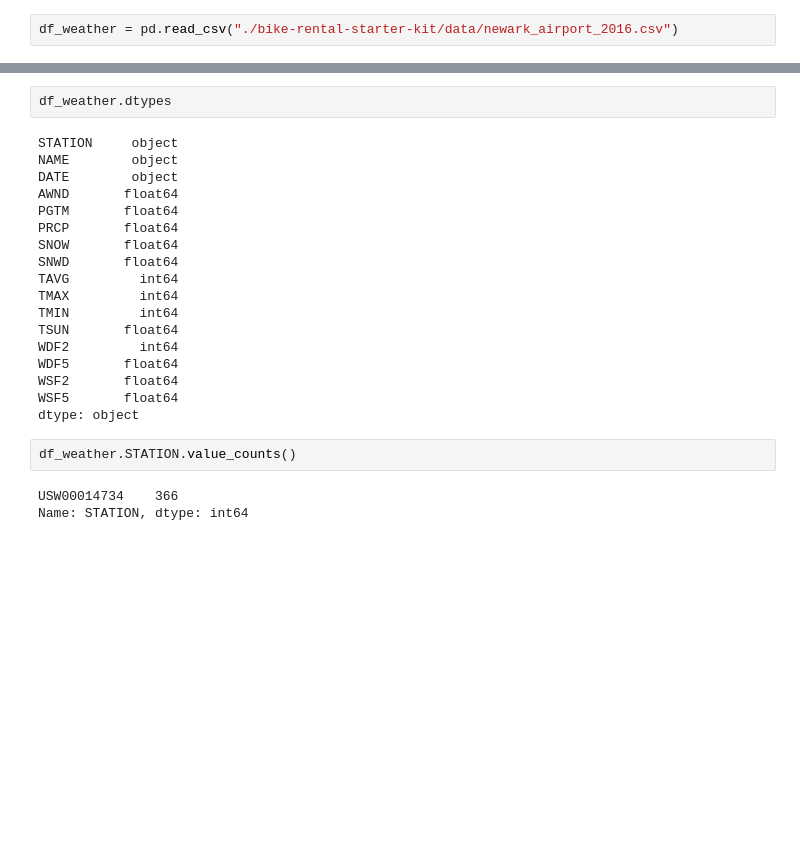
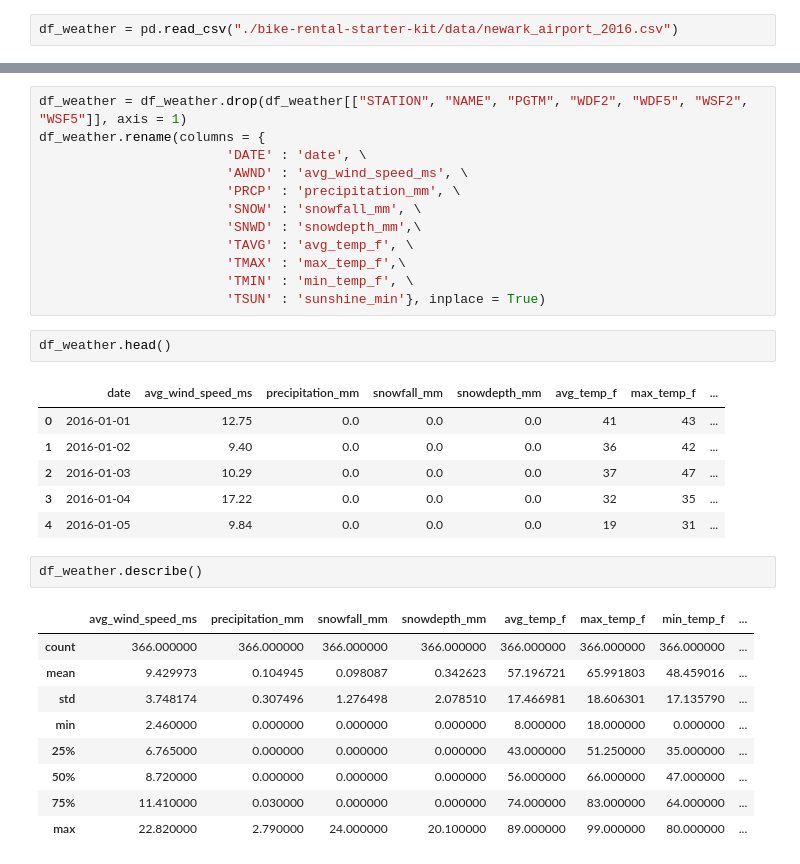
Before and after one commit to pvlasak/Codecademy_Bike_Rental_and_Weather, a Jupyter notebook: Bike_Rental_and_Weather_.ipynb, the cells around one changed output, grey strips where cells are left out. Drawn from its saved outputs; the diff is of its cells as text; blank space fills up the shorter version.

```diff
--- a/Bike_Rental_and_Weather_.ipynb
+++ b/Bike_Rental_and_Weather_.ipynb
@@ -729,27 +729,35 @@ df_weather.head()
 | 3 | USW00014734 | NEWARK LIBERTY INTERNATIONAL AIRP... | 2016-01-04 | 17.22 | NaN | 0.0 | 0.0 | 0.0 | 32 | 35 | 14 | ... |
 | 4 | USW00014734 | NEWARK LIBERTY INTERNATIONAL AIRP... | 2016-01-05 | 9.84 | NaN | 0.0 | 0.0 | 0.0 | 19 | 31 | 10 | ... |
 # %%
-df_weather.dtypes
+df_weather = df_weather.drop(df_weather[["STATION", "NAME", "PGTM", "WDF2", "WDF5", "WSF2", "WSF5"]], axis = 1)
+df_weather.rename(columns = {
+                        'DATE' : 'date', \
+                        'AWND' : 'avg_wind_speed_ms', \
+                        'PRCP' : 'precipitation_mm', \
+                        'SNOW' : 'snowfall_mm', \
+                        'SNWD' : 'snowdepth_mm',\
+                        'TAVG' : 'avg_temp_f', \
+                        'TMAX' : 'max_temp_f',\
+                        'TMIN' : 'min_temp_f', \
+                        'TSUN' : 'sunshine_min'}, inplace = True)
-# %% [output]
-STATION     object
-NAME        object
-DATE        object
-AWND       float64
-PGTM       float64
-PRCP       float64
-SNOW       float64
-SNWD       float64
-TAVG         int64
-TMAX         int64
-TMIN         int64
-TSUN       float64
-WDF2         int64
-WDF5       float64
-WSF2       float64
-WSF5       float64
-dtype: object
 # %%
-df_weather.STATION.value_counts()
+df_weather.head()
 # %% [output]
-USW00014734    366
-Name: STATION, dtype: int64
+|  | date | avg_wind_speed_ms | precipitation_mm | snowfall_mm | snowdepth_mm | avg_temp_f | max_temp_f | ... |
+| 0 | 2016-01-01 | 12.75 | 0.0 | 0.0 | 0.0 | 41 | 43 | ... |
+| 1 | 2016-01-02 | 9.40 | 0.0 | 0.0 | 0.0 | 36 | 42 | ... |
+| 2 | 2016-01-03 | 10.29 | 0.0 | 0.0 | 0.0 | 37 | 47 | ... |
+| 3 | 2016-01-04 | 17.22 | 0.0 | 0.0 | 0.0 | 32 | 35 | ... |
+| 4 | 2016-01-05 | 9.84 | 0.0 | 0.0 | 0.0 | 19 | 31 | ... |
+# %%
+df_weather.describe()
+# %% [output]
+|  | avg_wind_speed_ms | precipitation_mm | snowfall_mm | snowdepth_mm | avg_temp_f | max_temp_f | min_temp_f | ... |
+| count | 366.000000 | 366.000000 | 366.000000 | 366.000000 | 366.000000 | 366.000000 | 366.000000 | ... |
+| mean | 9.429973 | 0.104945 | 0.098087 | 0.342623 | 57.196721 | 65.991803 | 48.459016 | ... |
+| std | 3.748174 | 0.307496 | 1.276498 | 2.078510 | 17.466981 | 18.606301 | 17.135790 | ... |
+| min | 2.460000 | 0.000000 | 0.000000 | 0.000000 | 8.000000 | 18.000000 | 0.000000 | ... |
+| 25% | 6.765000 | 0.000000 | 0.000000 | 0.000000 | 43.000000 | 51.250000 | 35.000000 | ... |
+| 50% | 8.720000 | 0.000000 | 0.000000 | 0.000000 | 56.000000 | 66.000000 | 47.000000 | ... |
+| 75% | 11.410000 | 0.030000 | 0.000000 | 0.000000 | 74.000000 | 83.000000 | 64.000000 | ... |
+| max | 22.820000 | 2.790000 | 24.000000 | 20.100000 | 89.000000 | 99.000000 | 80.000000 | ... |
```
Also changed, not shown: parts of 33 cells of this notebook, 1 other file.
